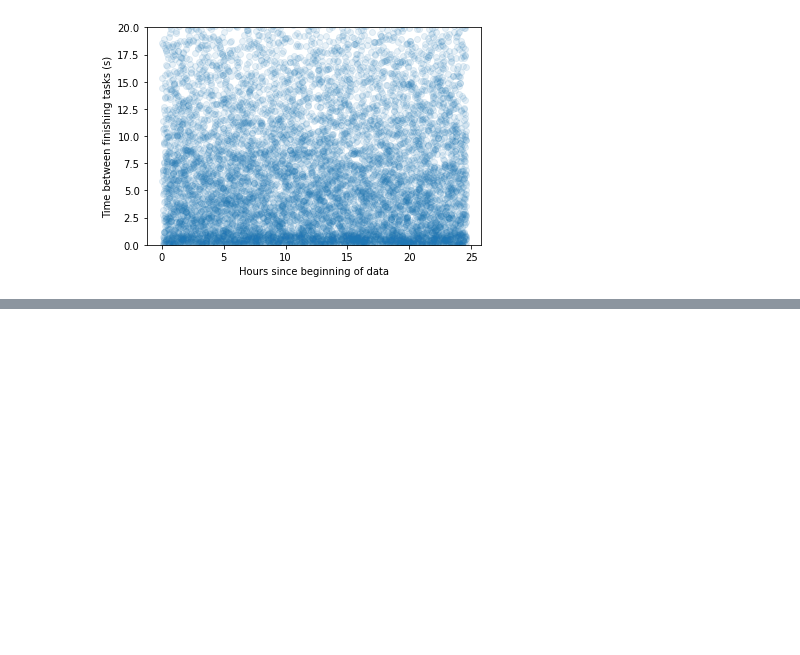
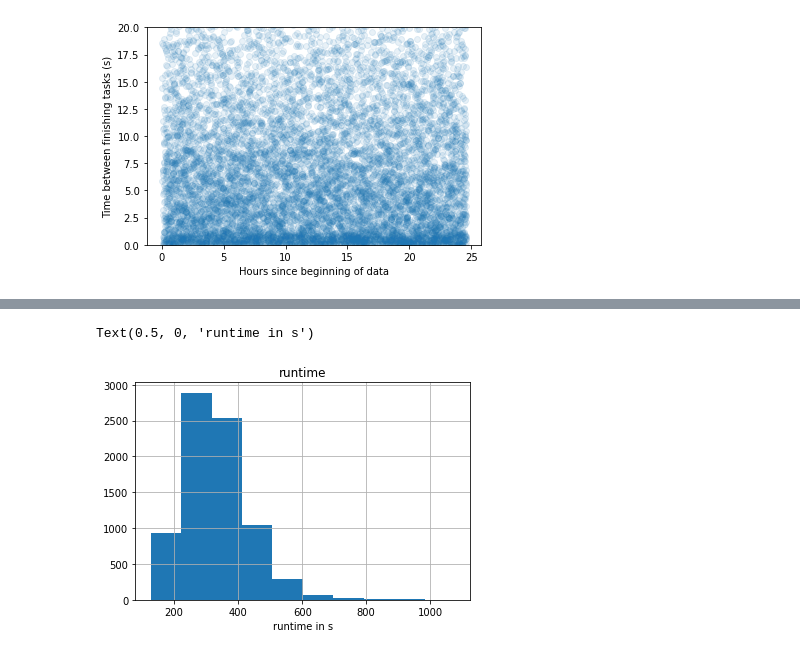
Before and after one commit to ovro-lwa/distributed-pipeline, a Jupyter notebook: notebooks/flower-performance.ipynb, the cells around one changed output, grey strips where cells are left out. Drawn from its saved outputs; the diff is of its cells as text; code cells hidden in the pictures; blank space fills up the shorter version.

```diff
--- a/notebooks/flower-performance.ipynb
+++ b/notebooks/flower-performance.ipynb
@@ -8,6 +8,11 @@ import numpy as np
 # %% [markdown]
 # Getting timing data from flower
 This notebook shows how to get tasks timing data from flower. For this instance 6 nodes x 20 workers are running. flower is at 5555 and by default only stores ~10000 tasks. But it is plenty for this exercise.
+# %%
+def get_result_df():
+    result = requests.get('http://localhost:5555/api/tasks')
+    data_json = json.loads(result.content)
+    return pd.DataFrame.from_dict(data_json, orient='index')
 # %%
 result = requests.get('http://localhost:5555/api/tasks')
 # %%
@@ -92,0 +109,6 @@ plt.ylim([0,20])
+# %%
+df = get_result_df()
+# %%
+peeling_done_recent_df = df[(df['state'] == 'SUCCESS')
+                            & (df['name'] == 'orca.proj.boilerplate.peel')
+                           & (df['timestamp'] > 1594916807 - 12*3600) ].sort_values(by='timestamp')
@@ -92,0 +131,6 @@ plt.ylim([0,20])
+# %%
+axes =peeling_done_recent_df.hist(column='runtime')
+axes[0][0].set_xlabel('runtime in s')
+# %% [output]
+Text(0.5, 0, 'runtime in s')
+[figure, added]
```
Also changed, not shown: parts of 7 cells of this notebook.
